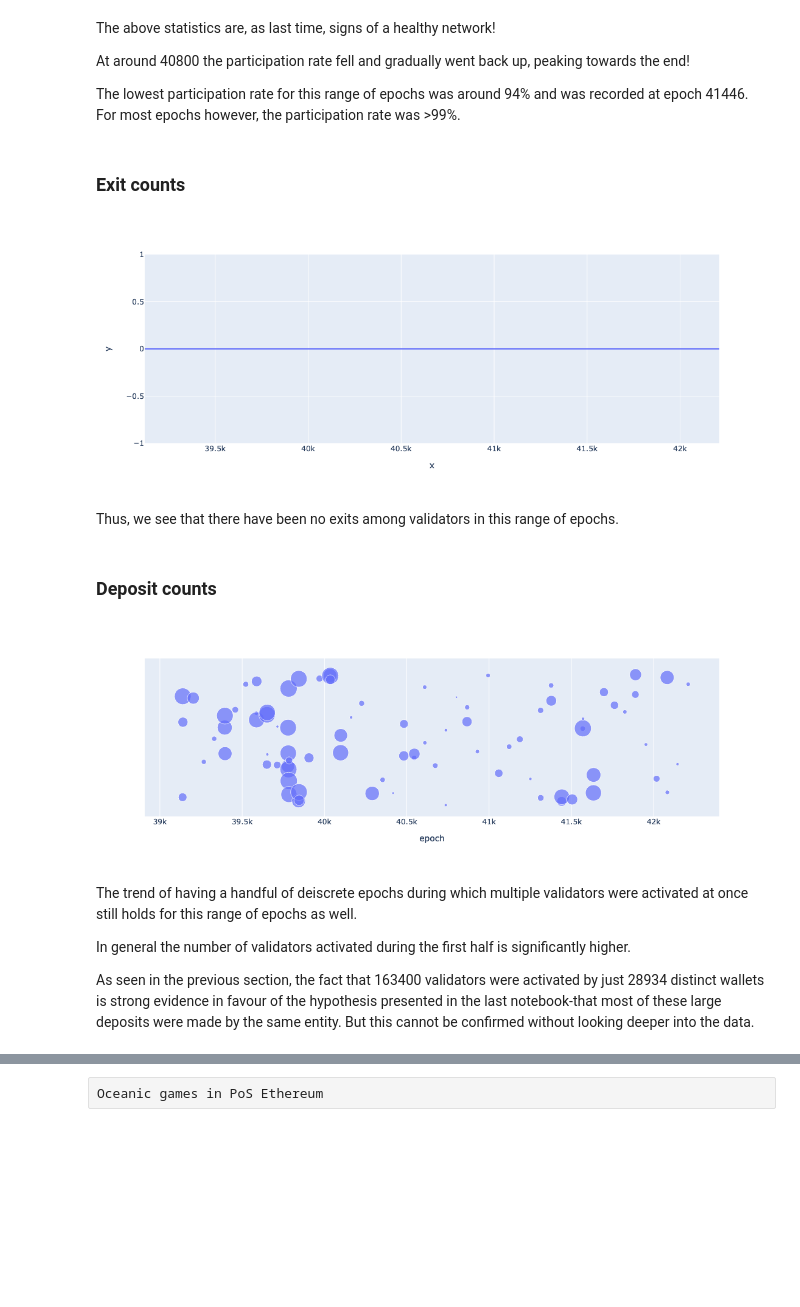
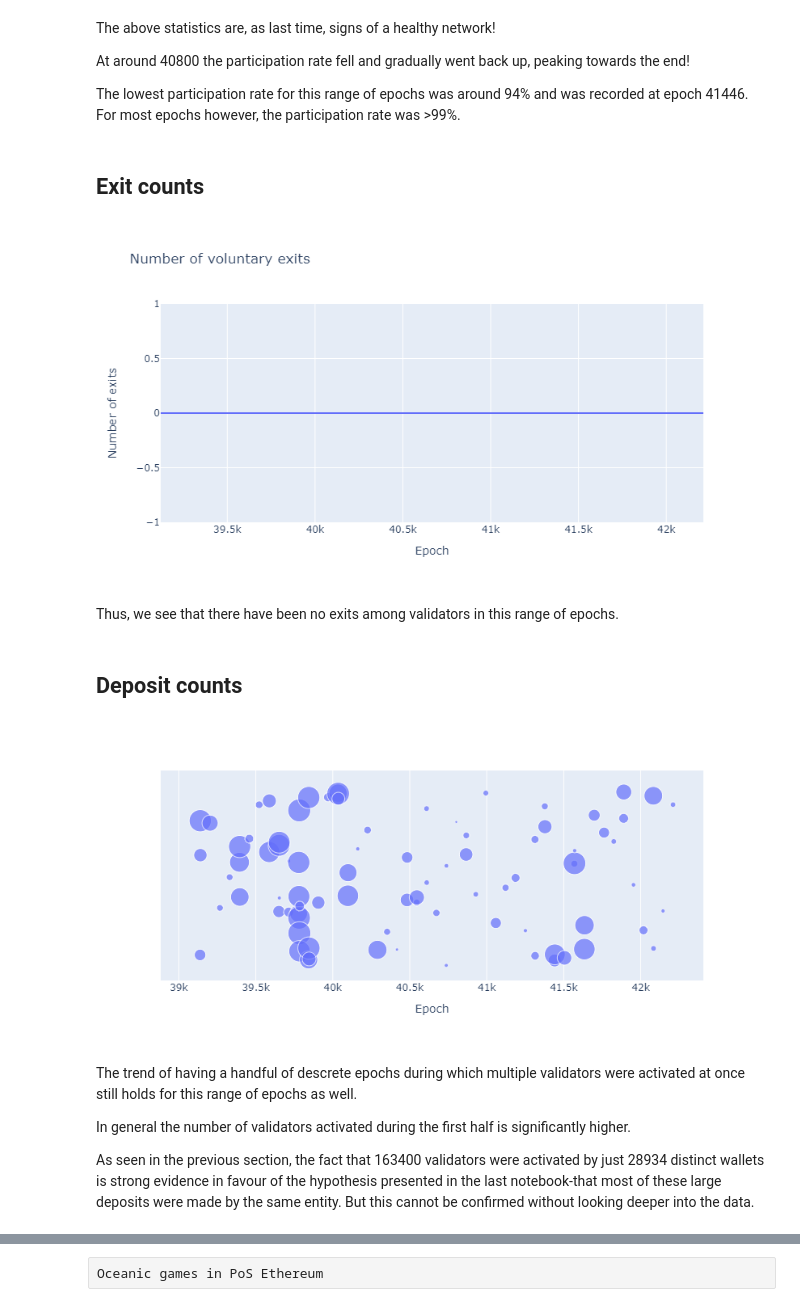
Before and after one commit to SHSR2001/beacondigest, a Jupyter notebook: notebooks/2021/06/07/oceanic.ipynb, the cells around one changed output, grey strips where cells are left out. Drawn from its saved outputs; the diff is of its cells as text; code cells hidden in the pictures; blank space fills up the shorter version.

```diff
--- a/notebooks/2021/06/07/oceanic.ipynb
+++ b/notebooks/2021/06/07/oceanic.ipynb
@@ -303,24 +355,24 @@ At around 40800 the participation rate fell and gradually went back up, peaking
 
 The lowest participation rate for this range of epochs was around 94% and was recorded at epoch 41446. For most epochs however, the participation rate was >99%.
 # %% [markdown]
-### Exit counts
+## Exit counts
 # %%
-px.line(x=df5['epoch'], y=df5['exit_count'])
+px.line(x=df5['epoch'], y=df5['exit_count'], labels = {"x": "Epoch", "y": "Number of exits"}, title = "Number of voluntary exits")
 # %% [output]
-[figure, old version]
+[figure, new version]
 # %% [markdown]
 Thus, we see that there have been no exits among validators in this range of epochs.
 # %% [markdown]
-### Deposit counts
+## Deposit counts
 # %%
 rng = np.random.default_rng(42)
 df6['temp'] = rng.uniform(0, 10, len(df6["epoch"]))
-fig = px.scatter(df6[df6.deposits > 0], x = 'epoch', y = 'temp', size = 'deposits', size_max = 20, width = 800, height = 400)
+fig = px.scatter(df6[df6.deposits > 0], x = 'epoch', y = 'temp', size = 'deposits', size_max = 20, width = 800, height = 400, labels = {"epoch": "Epoch"})
 fig.update_yaxes(visible=False)
 # %% [output]
-[figure, old version]
+[figure, new version]
 # %% [markdown]
-The trend of having a handful of deiscrete epochs during which multiple validators were activated at once still holds for this range of epochs as well.
+The trend of having a handful of descrete epochs during which multiple validators were activated at once still holds for this range of epochs as well.
 
 In general the number of validators activated during the first half is significantly higher.
 
```
Also changed, not shown: parts of 23 cells of this notebook.
